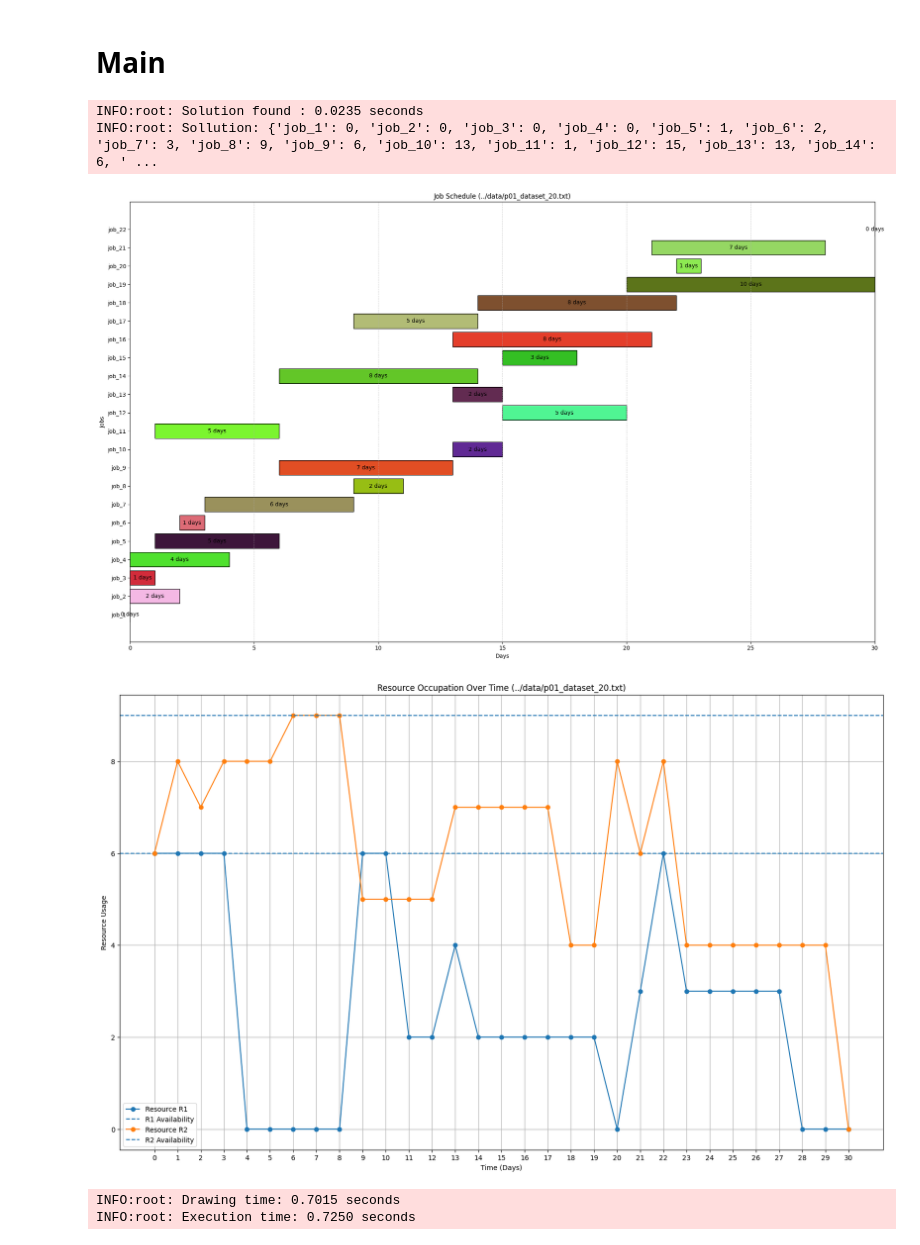
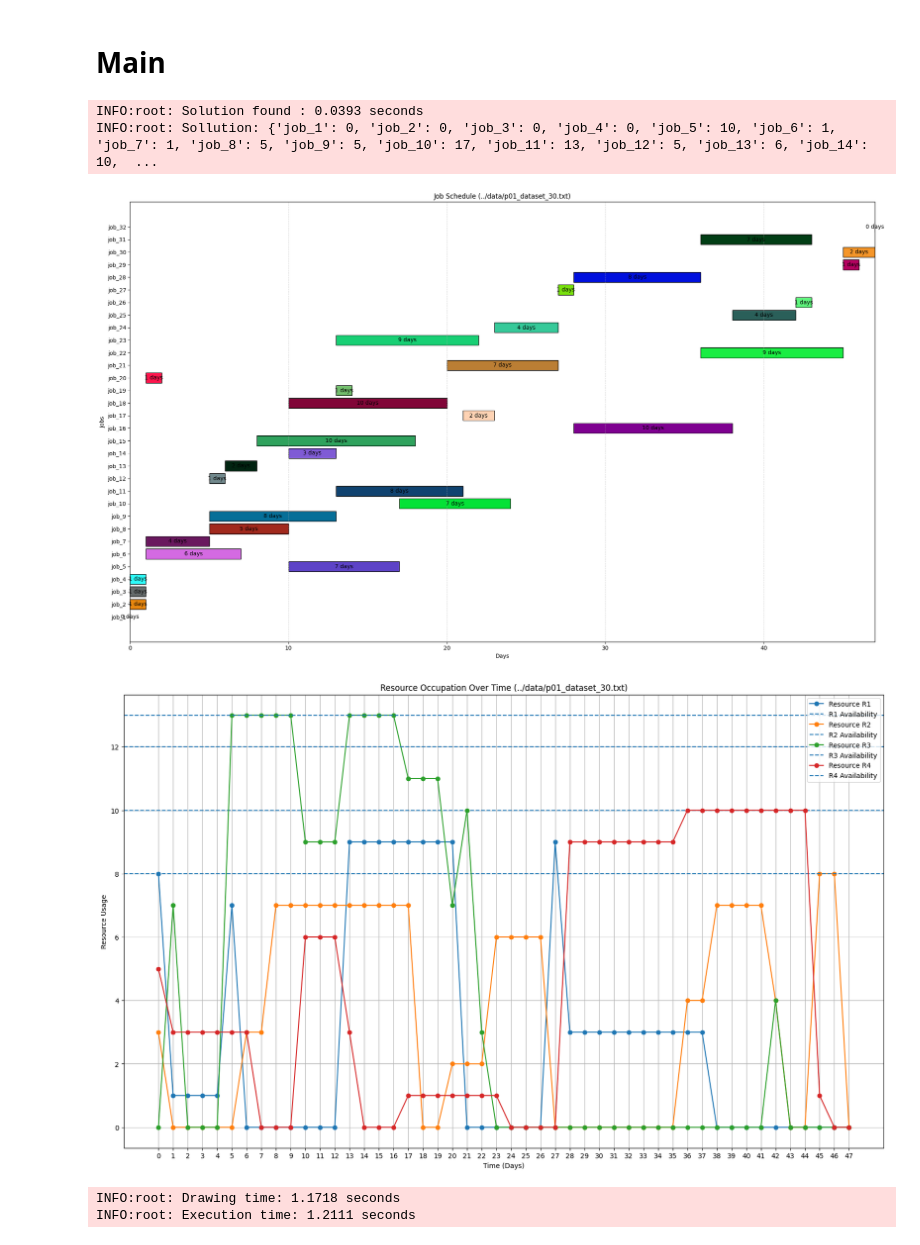
Before and after one commit to Gutelvam/AIFundamentsClass, a Jupyter notebook: notebooks/Assessment_1_ortools.ipynb, the cells around one changed output. Saved outputs shown, nothing was run; the diff lists cells and outputs as text; code cells hidden in the pictures.

```diff
--- a/notebooks/Assessment_1_ortools.ipynb
+++ b/notebooks/Assessment_1_ortools.ipynb
@@ -392,40 +491,40 @@ logger.setLevel(logging.DEBUG)
 
 start_time = time()
 # Modify this path to the correct dataSet location
-file_path :str = "../data/p01_dataset_20.txt"
+file_path :str = "../data/p01_dataset_30.txt"
 
 with open(file_path, "r") as file:
 		proj_data: ProjectData = parse_file(file)
 
 		model, start_times = define_problem(proj_data)
 		solver = cp_model.CpSolver()
 
 		status = solver.Solve(model)
 		if status in (cp_model.OPTIMAL, cp_model.FEASIBLE):
 				solution = extract_solution(solver, start_times, proj_data)
 
 		get_solution_time = time()
 		logging.info(
 				f" Solution found : {(get_solution_time - start_time):.4f} seconds"
 		)
 
 		if solution:
 			logging.info( f" Sollution: {solution}" )
 
 			draw_solution(solution, proj_data, file_path)
 			plot_resource_usage(solution, proj_data, file_path)
 
 			logging.info(
 				f" Drawing time: {(time() - get_solution_time):.4f} seconds"
 			)
 
 
 end_time = time()
 logging.info(f" Execution time: {(end_time - start_time):.4f} seconds")
 # %% [output]
-INFO:root: Solution found : 0.0235 seconds
-INFO:root: Sollution: {'job_1': 0, 'job_2': 0, 'job_3': 0, 'job_4': 0, 'job_5': 1, 'job_6': 2, 'job_7': 3, 'job_8': 9, 'job_9': 6, 'job_10': 13, 'job_11': 1, 'job_12': 15, 'job_13': 13, 'job_14': 6, ' ...
+INFO:root: Solution found : 0.0393 seconds
+INFO:root: Sollution: {'job_1': 0, 'job_2': 0, 'job_3': 0, 'job_4': 0, 'job_5': 10, 'job_6': 1, 'job_7': 1, 'job_8': 5, 'job_9': 5, 'job_10': 17, 'job_11': 13, 'job_12': 5, 'job_13': 6, 'job_14': 10,  ...
-[figure, old version]
+[figure, new version]
-[figure, old version]
+[figure, new version]
-INFO:root: Drawing time: 0.7015 seconds
-INFO:root: Execution time: 0.7250 seconds
+INFO:root: Drawing time: 1.1718 seconds
+INFO:root: Execution time: 1.2111 seconds
```
Also changed, not shown: parts of 12 cells of this notebook, 15 other files.
